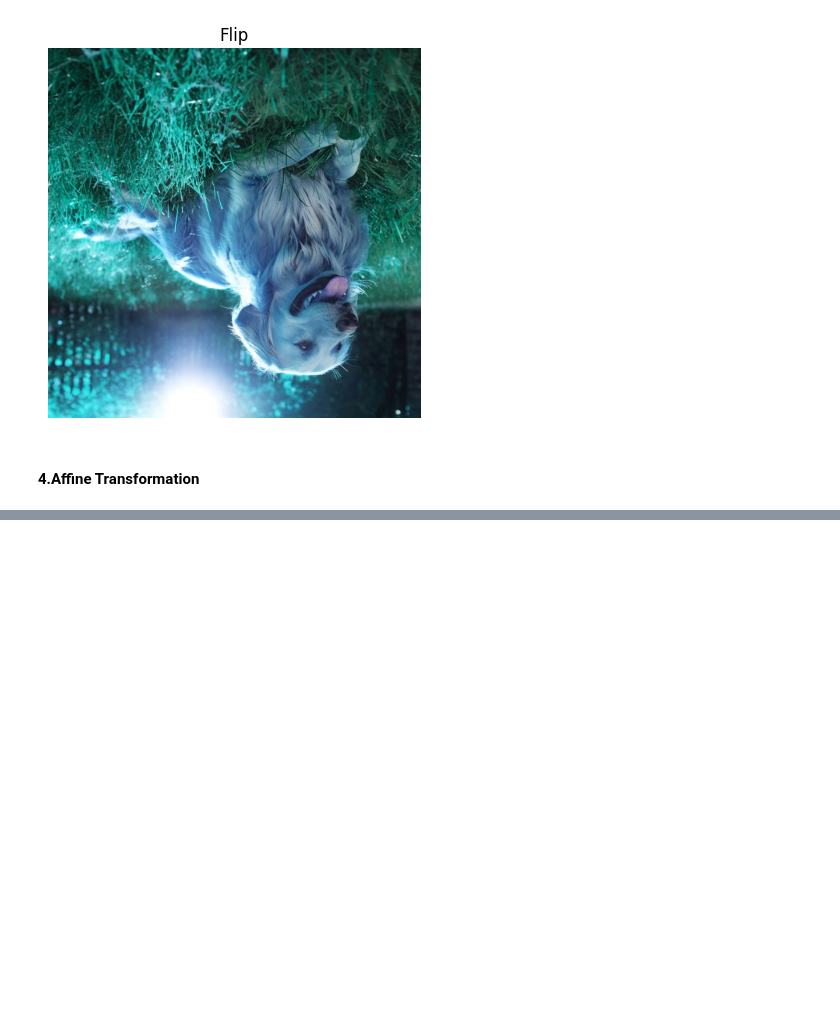
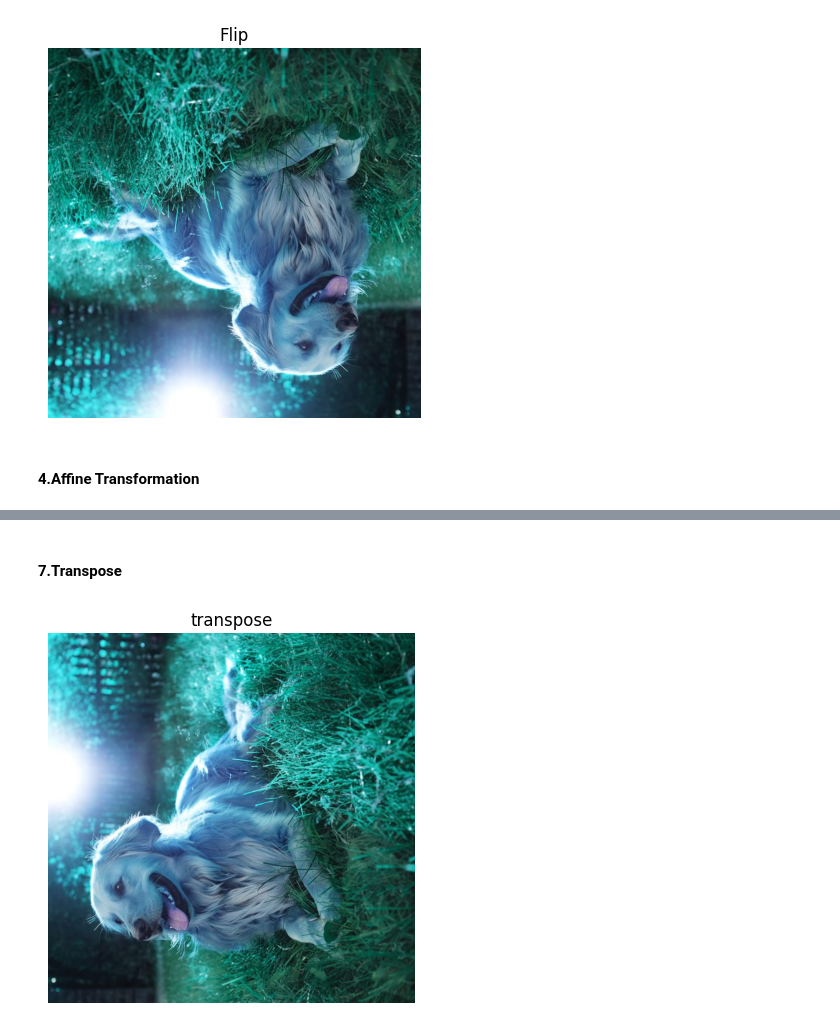
Before and after one commit to krishna-ammu05/PythonOpenCV, a Jupyter notebook: IMAGE_TRANSFORMATION.ipynb, the cells around one changed output, grey strips where cells are left out. Cells and saved outputs as stored; diff of their text form; code cells hidden in the pictures; blank space fills up the shorter version.

```diff
--- a/IMAGE_TRANSFORMATION.ipynb
+++ b/IMAGE_TRANSFORMATION.ipynb
@@ -47,0 +74,7 @@ src_pts = np.float32
+# %% [markdown]
+#### 7.Transpose
+# %%
+transpose = cv.transpose(img)
+show("transpose",transpose)
+# %% [output]
+[figure, added]
```
Also changed, not shown: parts of 7 cells of this notebook.
